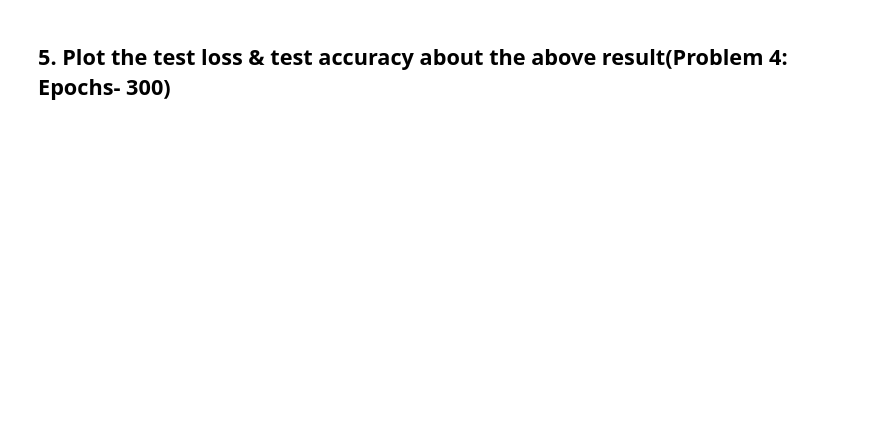
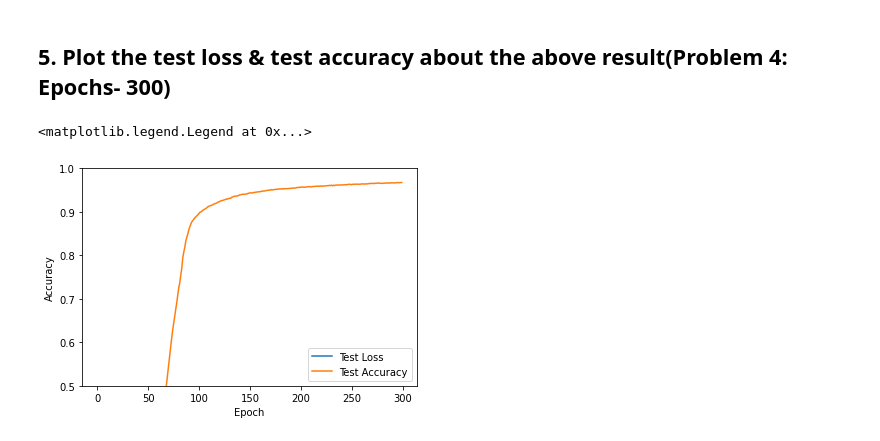
Before and after one commit to acharyaananta912/AIPII, a Jupyter notebook: Assignments/Lab_Assignment_3.ipynb, the cells around one changed output. Drawn from its saved outputs; the diff is of its cells as text; code cells hidden in the pictures; blank space fills up the shorter version.

```diff
--- a/Assignments/Lab_Assignment_3.ipynb
+++ b/Assignments/Lab_Assignment_3.ipynb
@@ -297,0 +321,28 @@ model.add(Dense())
+# %%
+# Write your answer in here
+def make_model(num_layers, neurons, act='sigmoid'):
+    model= Sequential()
+    if num_layers == 0:
+        model.add(Dense(output_dim= num_classes, input_dim = x_train.shape[1], activation='softmax'))
+        model.compile(loss='mse', optimizer = 'sgd', metrics=['accuracy'])
+        return model
+
+    for i in range(num_layers):
+            model.add(Dense(output_dim = neurons, input_dim = x_train.shape[1], activation=act))
+            model.add(Dropout(0.2))
+
+    model.add(Dense(output_dim = num_classes, activation="softmax"))
+
+    model.compile(loss='mse', optimizer='sgd', metrics=['accuracy'])
+    return model
+
+model = make_model(8, 256, 'relu')
+model.summary()
+
+batch_sizes = [64, 128, 256]
+for batch_size in batch_sizes:
+  history = model.fit(x_train, y_train, batch_size = batch_size, epochs = 5, validation_data  =(x_test, y_test))
+  score = model.evaluate(x_test, y_test, verbose=0)
+  print('Accuracy for ', batch_size, ' Batch Size:')
+  print('Test loss:', score[0])
+  print('Test accuracy:', score[1], '\n\n')
@@ -313,0 +435,9 @@ model.add(Dense())
+# %%
+# Write your answer in here
+
+model = make_model(8, 256, 'relu')
+history = model.fit(x_train, y_train, batch_size = 64, epochs = 300, validation_data  =(x_test, y_test))
+score = model.evaluate(x_test, y_test, verbose=0)
+print('Accuracy for ', 300, ' epochs:')
+print('Test loss:', score[0])
+print('Test accuracy:', score[1], '\n\n')
@@ -317,0 +464,11 @@ model.add(Dense())
+# %%
+# Write your answer in here
+plt.plot(history.history['val_loss'], label='Test Loss')
+plt.plot(history.history['val_accuracy'], label = 'Test Accuracy')
+plt.xlabel('Epoch')
+plt.ylabel('Accuracy')
+plt.ylim([0.5, 1])
+plt.legend(loc='lower right')
+# %% [output]
+<matplotlib.legend.Legend at 0x...>
+[figure, added]
```
Also changed, not shown: parts of 13 cells of this notebook.
